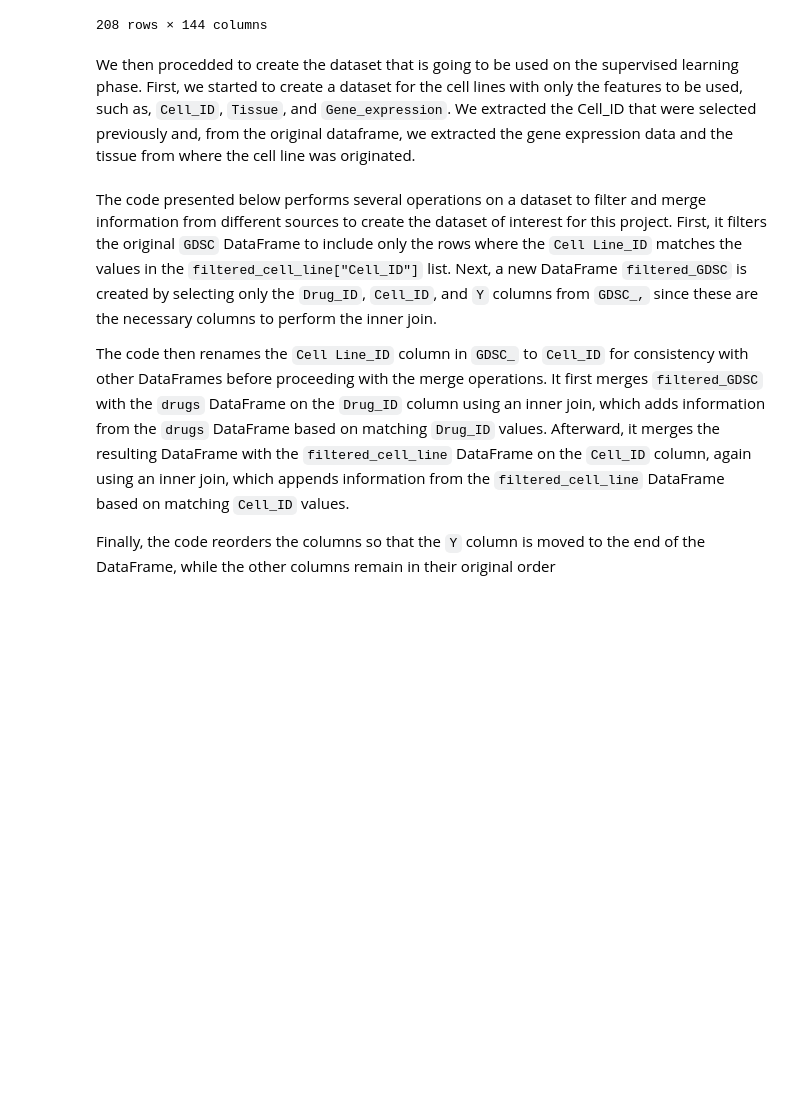
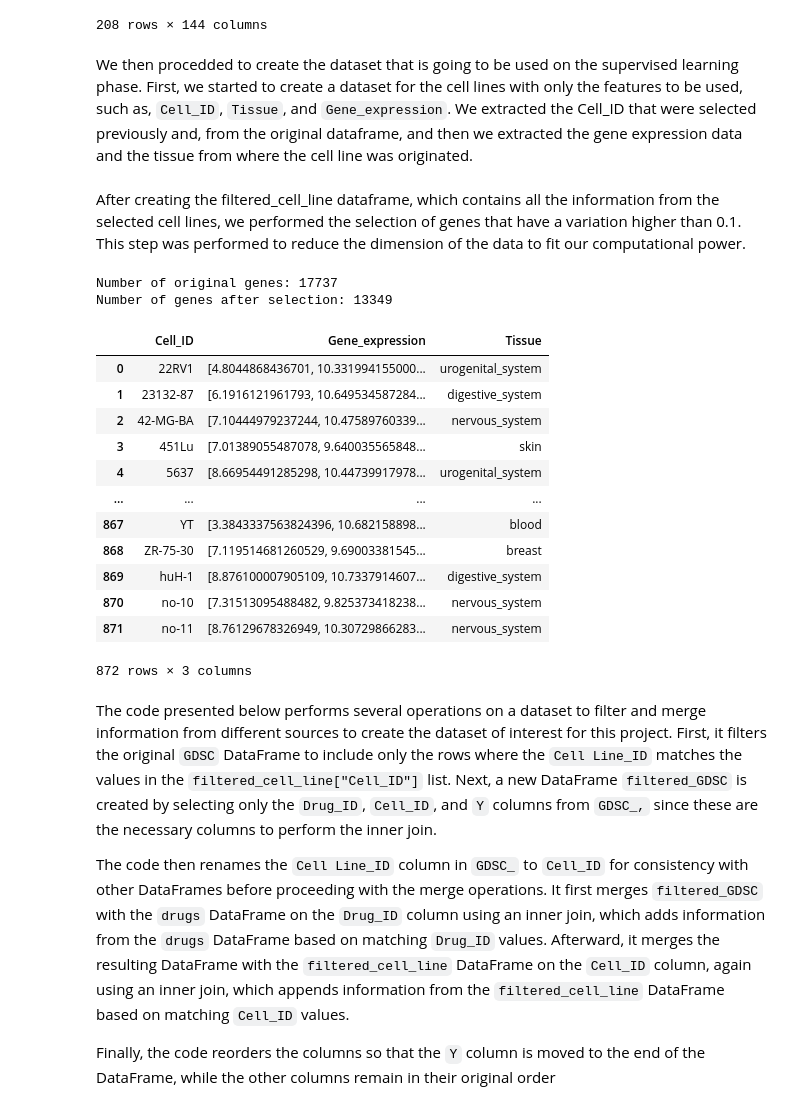
Before and after one commit to ricardofoliveira61/ML-data-analysis, a Jupyter notebook: part_1.ipynb, the cells around one changed output. Cells and saved outputs as stored; diff of their text form; code cells hidden in the pictures; blank space fills up the shorter version.

Commit message:
[UPDATE] renaming notebook and feature selection
Feature selection of drugs and cell lines was performed in the preprocessing stage

```diff
--- a/GDSC1.ipynb
+++ b/part_1.ipynb
@@ -587,7 +578,7 @@ drugs
 | 207 | Zibotentan | COc1nc(C)cnc1NS(=O)(=O)c1cccnc1-c... | [0, 0, 0, 0, 0, 0, 0, 0, 0, 0, 0,... | 13.094796 | 13.094796 | -4.026770 | 11.266667 | ... |
 208 rows × 144 columns
 # %% [markdown]
-We then procedded to create the dataset that is going to be used on the supervised learning phase. First, we started to create a dataset for the cell lines with only the features to be used, such as, `Cell_ID`, `Tissue`, and `Gene_expression`. We extracted the Cell_ID that were selected previously and, from the original dataframe, we extracted the gene expression data and the tissue from where the cell line was originated.
+We then procedded to create the dataset that is going to be used on the supervised learning phase. First, we started to create a dataset for the cell lines with only the features to be used, such as, `Cell_ID`, `Tissue`, and `Gene_expression`. We extracted the Cell_ID that were selected previously and, from the original dataframe, and then we extracted the gene expression data and the tissue from where the cell line was originated.
 # %%
 id_cell = []
 gene_expression = []
@@ -603,6 +594,40 @@ for cell_id in np.unique(filtered_cell_line["Cell line Name"]):
 #creation of the new filtered_cell_line dataframe
 filtered_cell_line = pd.DataFrame(data=[id_cell,gene_expression,tissue]).T
 filtered_cell_line.columns = ["Cell_ID","Gene_expression","Tissue"]
+# %% [markdown]
+After creating the filtered_cell_line dataframe, which contains all the information from the selected cell lines, we performed the selection of genes that have a variation higher than 0.1. This step was performed to reduce the dimension of the data to fit our computational power.
+# %%
+# creation of the gene expression dataframe
+gene_expression = pd.DataFrame(np.stack(filtered_cell_line["Gene_expression"]))
+print("Number of original genes:", gene_expression.shape[1])
+# creation of the selector object
+selector = VarianceThreshold(threshold=0.1)
+#  fit and transform the dataframe
+selector.fit_transform(gene_expression)
+# select the columns that exceed the varaince threshold
+gene_expression = gene_expression[gene_expression.columns[selector.get_support()]]
+print("Number of genes after selection:", gene_expression.shape[1])
+# conversion of the dataframe into various arrays where each array is a independent row
+expression_arrays = [row.to_numpy() for _,row in gene_expression.iterrows()]
+# changing the filtered_cell_line dataframe
+filtered_cell_line["Gene_expression"] = expression_arrays
+filtered_cell_line
+# %% [output]
+Number of original genes: 17737
+Number of genes after selection: 13349
+|  | Cell_ID | Gene_expression | Tissue |
+| 0 | 22RV1 | [4.8044868436701, 10.331994155000... | urogenital_system |
+| 1 | 23132-87 | [6.1916121961793, 10.649534587284... | digestive_system |
+| 2 | 42-MG-BA | [7.10444979237244, 10.47589760339... | nervous_system |
+| 3 | 451Lu | [7.01389055487078, 9.640035565848... | skin |
+| 4 | 5637 | [8.66954491285298, 10.44739917978... | urogenital_system |
+| ... | ... | ... | ... |
+| 867 | YT | [3.3843337563824396, 10.682158898... | blood |
+| 868 | ZR-75-30 | [7.119514681260529, 9.69003381545... | breast |
+| 869 | huH-1 | [8.876100007905109, 10.7337914607... | digestive_system |
+| 870 | no-10 | [7.31513095488482, 9.825373418238... | nervous_system |
+| 871 | no-11 | [8.76129678326949, 10.30729866283... | nervous_system |
+872 rows × 3 columns
 # %% [markdown]
 The code presented below performs several operations on a dataset to filter and merge information from different sources to create the dataset of interest for this project. First, it filters the original `GDSC` DataFrame to include only the rows where the `Cell Line_ID` matches the values in the `filtered_cell_line["Cell_ID"]` list. Next, a new DataFrame `filtered_GDSC` is created by selecting only the `Drug_ID`, `Cell_ID`, and `Y` columns from `GDSC_,` since these are the necessary columns to perform the inner join.
 
```
Also changed, not shown: parts of 40 cells of this notebook.
